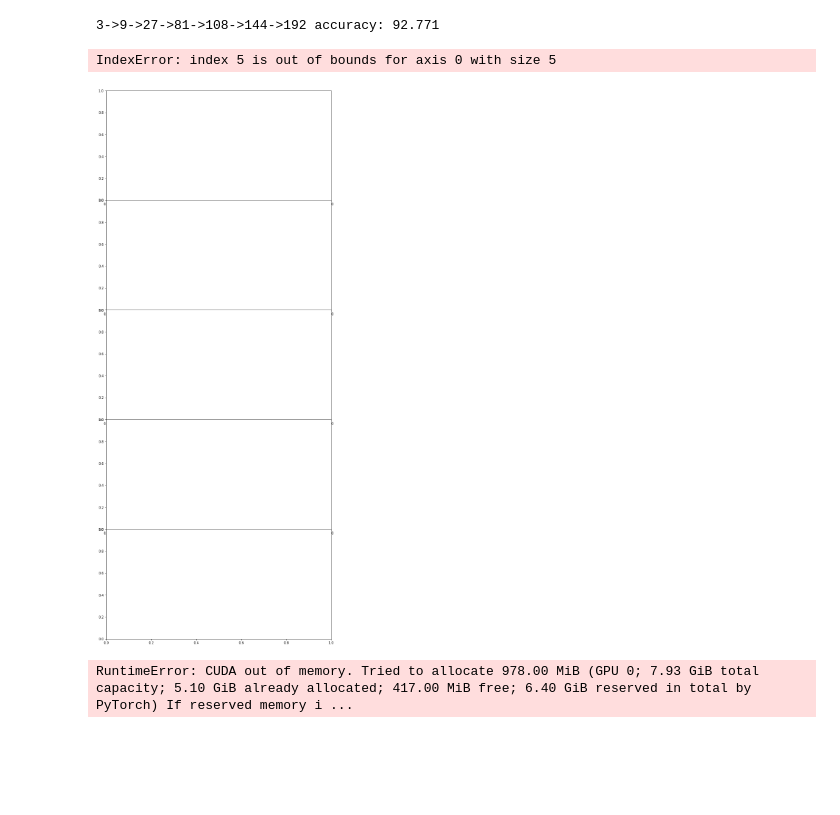
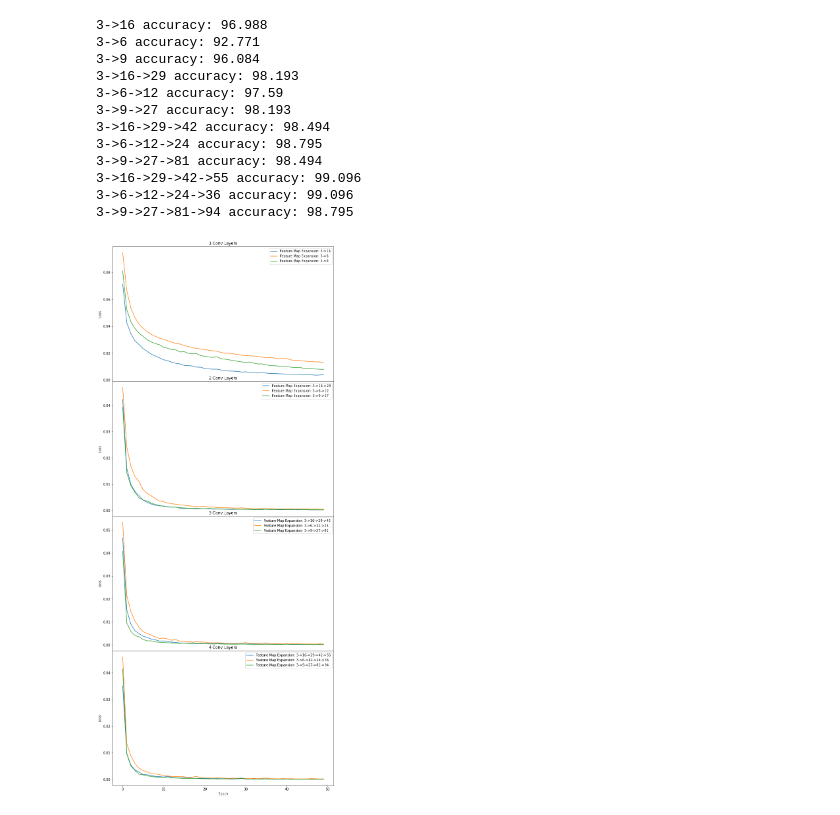
Before and after one commit to WTS012201/CSE4334, a Jupyter notebook: assignment2/eval.ipynb, the cells around one changed output. Cells and saved outputs as stored; diff of their text form; code cells hidden in the pictures; blank space fills up the shorter version.

Commit message:
expansions and lr

```diff
--- a/assignment2/eval.ipynb
+++ b/assignment2/eval.ipynb
@@ -72,19 +72,20 @@ def gen_layers(num_layers, expansion):
     layers = []
     in_channels = 3
 
+    # use batchnorm to prevent over/under shooting
     for i in range(num_layers):
         out_channels = expansion(in_channels)
         # out_channels = expansion * in_channels
         layers += [nn.Conv2d(in_channels, out_channels, kernel_size=5, padding=2)]
-        layers += [nn.ReLU()]
+        layers += [nn.ReLU(), nn.BatchNorm2d(out_channels, affine=False)]
         layers += [nn.MaxPool2d(2, 2)]
         in_channels = out_channels
 
     # num params
     # print(((img_size // (2 ** num_layers)) ** 2) * in_channels)
     fcl = ((img_size // (2 ** num_layers)) ** 2) * in_channels
-    layers += [nn.Flatten(1), nn.Linear(fcl, 256), nn.ReLU()]
-    layers += [nn.Linear(256, 3), nn.ReLU()]
+    layers += [nn.Flatten(1), nn.BatchNorm1d(fcl, affine=False), nn.Linear(fcl, 256)]
+    layers += [nn.ReLU(), nn.Linear(256, 3), nn.ReLU()]
 
     return nn.Sequential(*layers)
 
@@ -112,7 +113,7 @@ def train(model, train_data, batch, epochs, lr):
     losses = []
     for epoch in range(epochs):
         running_loss = 0.0
-        for i, (imgs, labels) in enumerate(loader):
+        for i, (imgs, labels) in enumerate(tqdm(loader)):
             inputs, labels = imgs.to(device), labels.to(device)
             optimizer.zero_grad()
 
@@ -122,8 +123,8 @@ def train(model, train_data, batch, epochs, lr):
             optimizer.step()
 
             running_loss += loss.item()
-        print(f'epoch: {epoch + 1} loss: {running_loss / batch:.3f}')
-        losses.append((epoch, float(f"{(running_loss / batch):.3f}")))
+        print(f'epoch: {epoch + 1} loss: {running_loss / batch:.6f}')
+        losses.append((epoch, float(f"{(running_loss / batch):.6f}")))
         running_loss = 0.0
 
     return losses
@@ -174,58 +175,53 @@ def eval(model, data):
         return round((correct / len(data) * 100), 3)
 # %%
 runs, expansions = [], []
-num_layers = 5
+lrs = [1e-4, 2e-3, 35e-4, 0.01]
+num_layers = 4
 # recursive expressions to use for expanding feature map from conv layer (number of kernels)
-expansions.append(lambda x: x + 7)
 expansions.append(lambda x: x + 13)
 expansions.append(lambda x: x*2 if x < 20 else x + (x // 2))
-expansions.append(lambda x: x*3 if x < 50 else x + (x // 3))
+expansions.append(lambda x: x*3 if x < 50 else x + (x // 6))
 
-# for n in range(num_layers):
-#     for expr in expansions:
-#         model = CNN(n + 1, expr).to(device)
-#         losses = train(model, train_data, batch=100, epochs=25, lr=1e-4)
-#         accuracy = eval(model, val_data)
-#         runs.append((n, expr, losses, accuracy))
+for n in range(num_layers):
+    for expr in expansions:
+        model = CNN(n + 1, expr).to(device)
+        losses = train(model, train_data, batch=100, epochs=50, lr=lrs[n])
+        model.eval() # set eval for batch norm bc batch size is only 1
+        accuracy = eval(model, val_data)
+        runs.append((n, expr, losses, accuracy))
 # %%
 import math
 
 #[(n, expr, [(epoch, loss)...])]
 
 def plot_losses(runs):
     fig, axs = plt.subplots(num_layers, figsize=(12,30), gridspec_kw={'hspace': 0,})
 
     for (n_lay, expr, epoch_loss, accuracy) in runs:
         prior = CHANNELS_D
         conv_seq = str(prior)
-        for i in range(n_lay+1):
+        for i in range(n_lay +1 ):
             prior = expr(prior)
             conv_seq += f"->{str(prior)}"
         print(f"{conv_seq} accuracy: {accuracy}")
         axs[n_lay].plot(*zip(*epoch_loss), label=f"Feature Map Expansion: {conv_seq}")
         axs[n_lay].set_title(f"{n_lay + 1} Conv Layers")
         axs[n_lay].legend()
         axs[n_lay].set(xlabel="Epoch", ylabel="Loss")
     plt.show()
 
-# plot_losses(runs)
+plot_losses(runs)
 # %% [output]
-3->9->27->81->108->144->192 accuracy: 92.771
+3->16 accuracy: 96.988
+3->6 accuracy: 92.771
+3->9 accuracy: 96.084
+3->16->29 accuracy: 98.193
+3->6->12 accuracy: 97.59
+3->9->27 accuracy: 98.193
+3->16->29->42 accuracy: 98.494
+3->6->12->24 accuracy: 98.795
+3->9->27->81 accuracy: 98.494
+3->16->29->42->55 accuracy: 99.096
+3->6->12->24->36 accuracy: 99.096
+3->9->27->81->94 accuracy: 98.795
-IndexError: index 5 is out of bounds for axis 0 with size 5
-[figure, old version]
+[figure, new version]
-# %%
-# have to adjust learning rates for every n layers
-# lrs = {
-#     0: 1e-4,
-#     1: 1e-3,
-#     2: _,
-#     3: _,
-#     4: 0.05,
-# }
-runs = []
-model = CNN(2, expansions[1]).to(device)
-losses = train(model, train_data, batch=100, epochs=25, lr=1e-3)
-accuracy = eval(model, val_data)
-runs.append((2, expr, losses, accuracy))
-# %% [output]
-RuntimeError: CUDA out of memory. Tried to allocate 978.00 MiB (GPU 0; 7.93 GiB total capacity; 5.10 GiB already allocated; 417.00 MiB free; 6.40 GiB reserved in total by PyTorch) If reserved memory i ...
```
Also changed, not shown: parts of 2 cells of this notebook.
